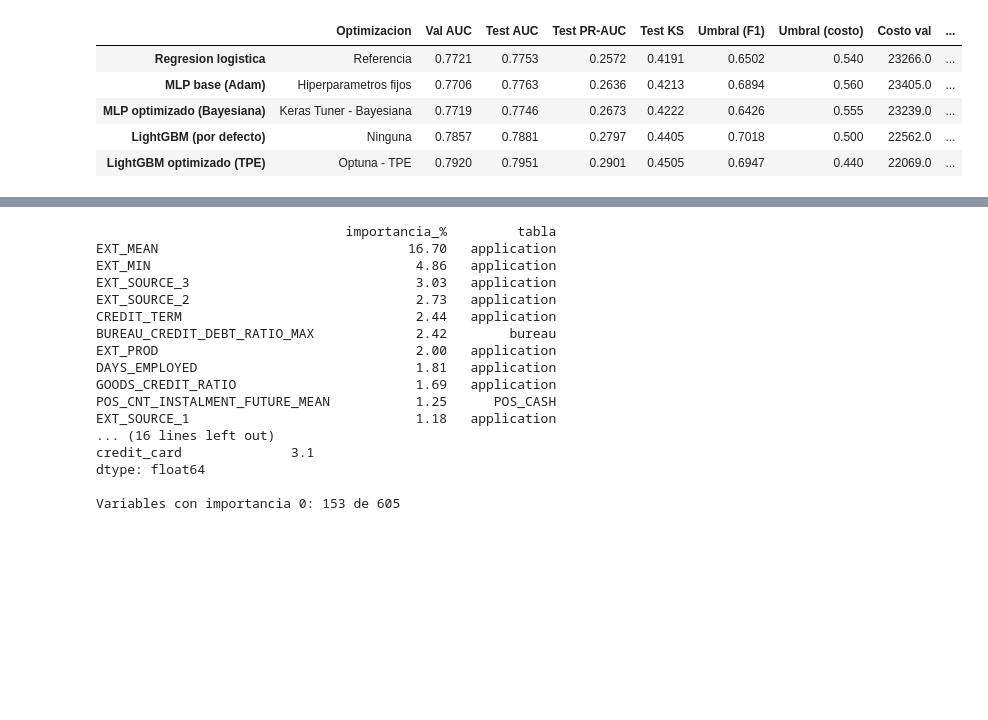
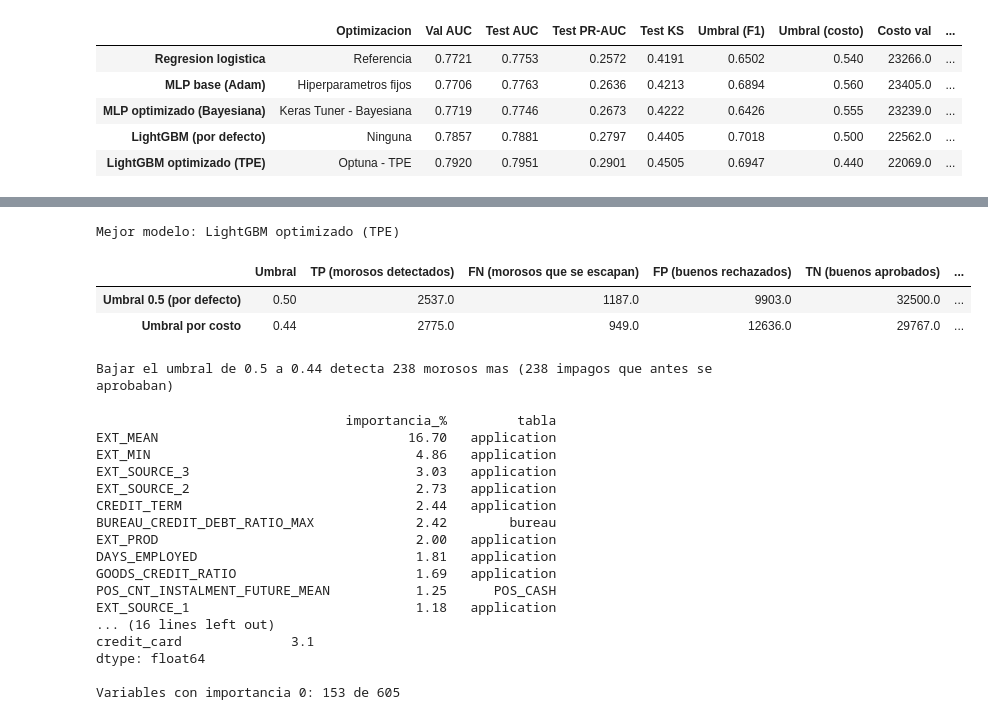
Before and after one commit to Dgarzonac9/home-credit-default-risk-predictor, a Jupyter notebook: ProyectoFinal_Integrado.ipynb, the cells around one changed output, grey strips where cells are left out. Drawn from its saved outputs; the diff is of its cells as text; code cells hidden in the pictures; blank space fills up the shorter version.

```diff
--- a/ProyectoFinal_Integrado.ipynb
+++ b/ProyectoFinal_Integrado.ipynb
@@ -934,3 +1004,23 @@ Costo configurado: FN=10.0 , FP=1.0
+# %%
+# --- Efecto del umbral: 0.5 (por defecto) vs umbral por costo, para el mejor modelo ---
+mejor_nombre = tabla_final["Test AUC"].idxmax()
+umbral_costo = float(tabla_final.loc[mejor_nombre, "Umbral (costo)"])
+comp = pd.DataFrame({etq: matriz_confusion(mejor_nombre, u)
+                     for etq, u in [("Umbral 0.5 (por defecto)", 0.5), ("Umbral por costo", umbral_costo)]}).T
+
+print(f"Mejor modelo: {mejor_nombre}")
+display(comp.round(4))
+
+d = comp["TP (morosos detectados)"]
+print(f"Bajar el umbral de 0.5 a {umbral_costo:.2f} detecta {int(d.iloc[1] - d.iloc[0])} morosos mas "
+      f"({int(comp['FN (morosos que se escapan)'].iloc[0] - comp['FN (morosos que se escapan)'].iloc[1])} impagos que antes se aprobaban)")
+comp.to_csv(RES_DIR / "parte6_umbral_vs_05.csv")
+# %% [output]
+Mejor modelo: LightGBM optimizado (TPE)
+|  | Umbral | TP (morosos detectados) | FN (morosos que se escapan) | FP (buenos rechazados) | TN (buenos aprobados) | ... |
+| Umbral 0.5 (por defecto) | 0.50 | 2537.0 | 1187.0 | 9903.0 | 32500.0 | ... |
+| Umbral por costo | 0.44 | 2775.0 | 949.0 | 12636.0 | 29767.0 | ... |
+Bajar el umbral de 0.5 a 0.44 detecta 238 morosos mas (238 impagos que antes se aprobaban)
 # %%
 # --- Importancia por tabla de origen (modelo LightGBM seleccionado) ---
 feature_names = list(x_lgb_train.columns)
```
Also changed, not shown: parts of 6 cells of this notebook.
